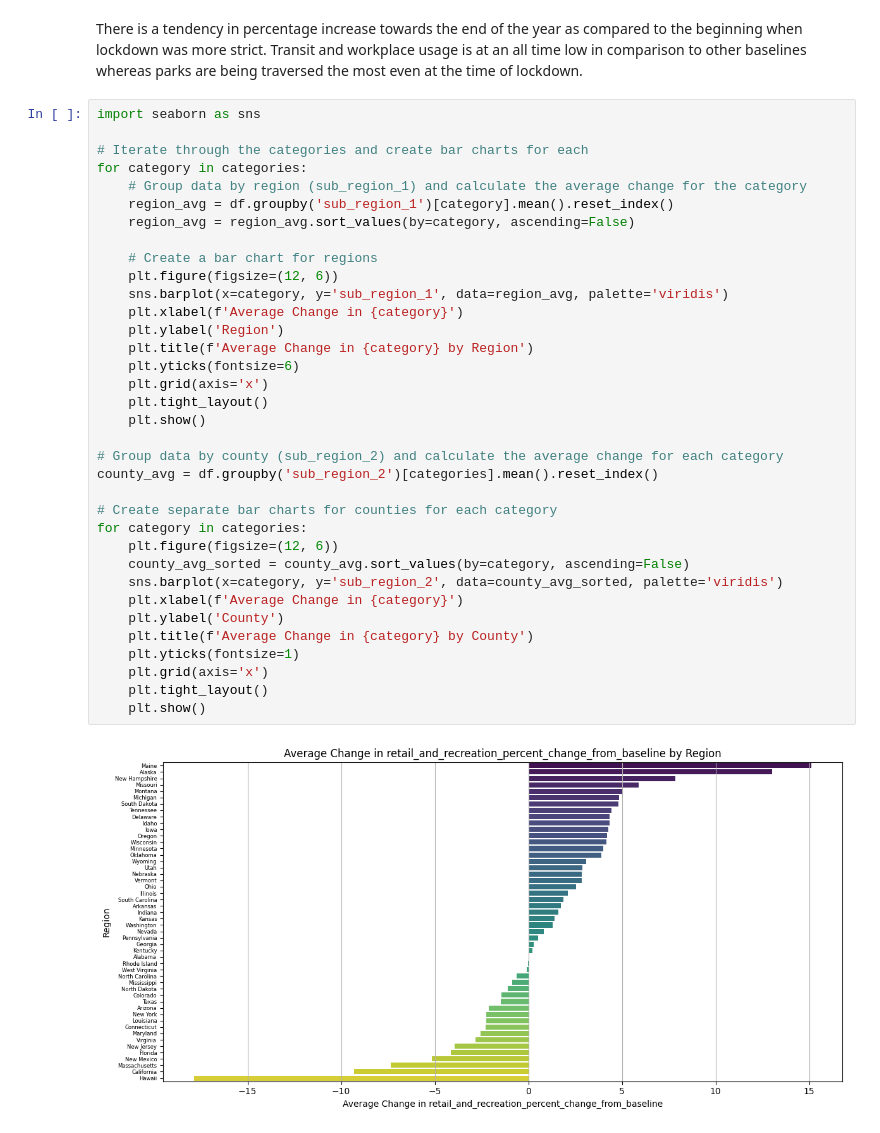
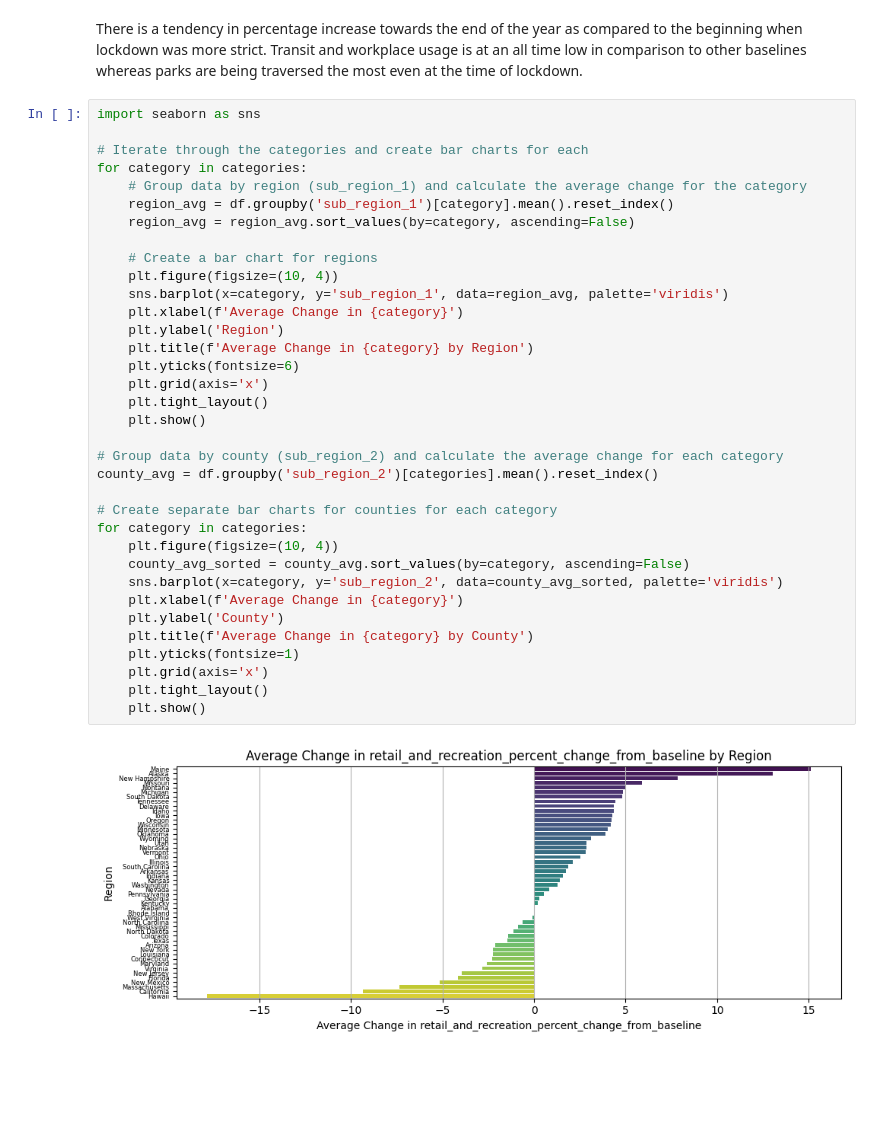
Before and after one commit to Sanjana-Sarma/NTTF_Training, a Jupyter notebook: Exercise95.ipynb, the cells around one changed output. Saved outputs shown, nothing was run; the diff lists cells and outputs as text; blank space fills up the shorter version.

```diff
--- a/Exercise95.ipynb
+++ b/Exercise95.ipynb
@@ -206,33 +206,33 @@ import seaborn as sns
 for category in categories:
     # Group data by region (sub_region_1) and calculate the average change for the category
     region_avg = df.groupby('sub_region_1')[category].mean().reset_index()
     region_avg = region_avg.sort_values(by=category, ascending=False)
 
     # Create a bar chart for regions
-    plt.figure(figsize=(12, 6))
+    plt.figure(figsize=(10, 4))
     sns.barplot(x=category, y='sub_region_1', data=region_avg, palette='viridis')
     plt.xlabel(f'Average Change in {category}')
     plt.ylabel('Region')
     plt.title(f'Average Change in {category} by Region')
     plt.yticks(fontsize=6)
     plt.grid(axis='x')
     plt.tight_layout()
     plt.show()
 
 # Group data by county (sub_region_2) and calculate the average change for each category
 county_avg = df.groupby('sub_region_2')[categories].mean().reset_index()
 
 # Create separate bar charts for counties for each category
 for category in categories:
-    plt.figure(figsize=(12, 6))
+    plt.figure(figsize=(10, 4))
     county_avg_sorted = county_avg.sort_values(by=category, ascending=False)
     sns.barplot(x=category, y='sub_region_2', data=county_avg_sorted, palette='viridis')
     plt.xlabel(f'Average Change in {category}')
     plt.ylabel('County')
     plt.title(f'Average Change in {category} by County')
     plt.yticks(fontsize=1)
     plt.grid(axis='x')
     plt.tight_layout()
     plt.show()
 # %% [output]
-[figure, old version]
+[figure, new version]
```
Also changed, not shown: parts of 1 cell of this notebook.
